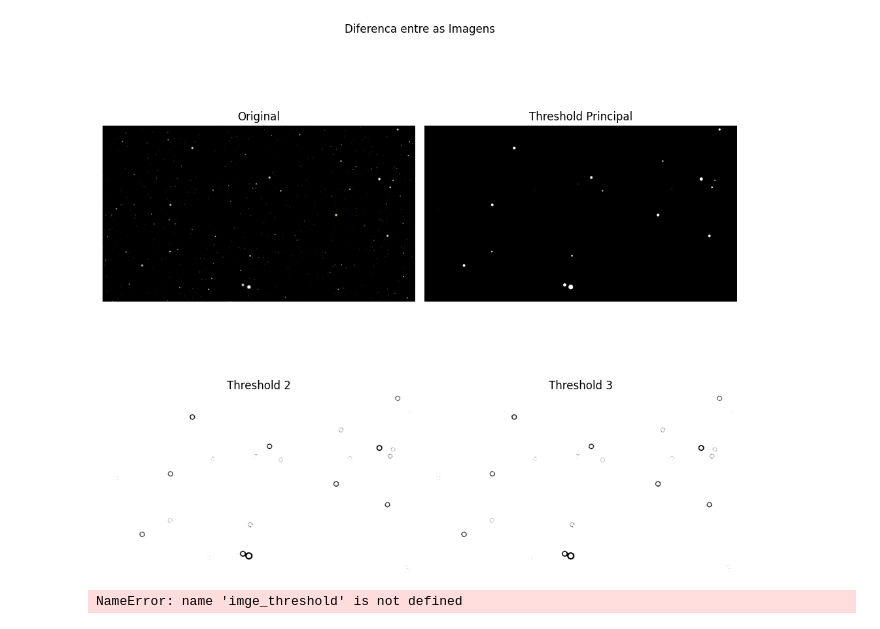
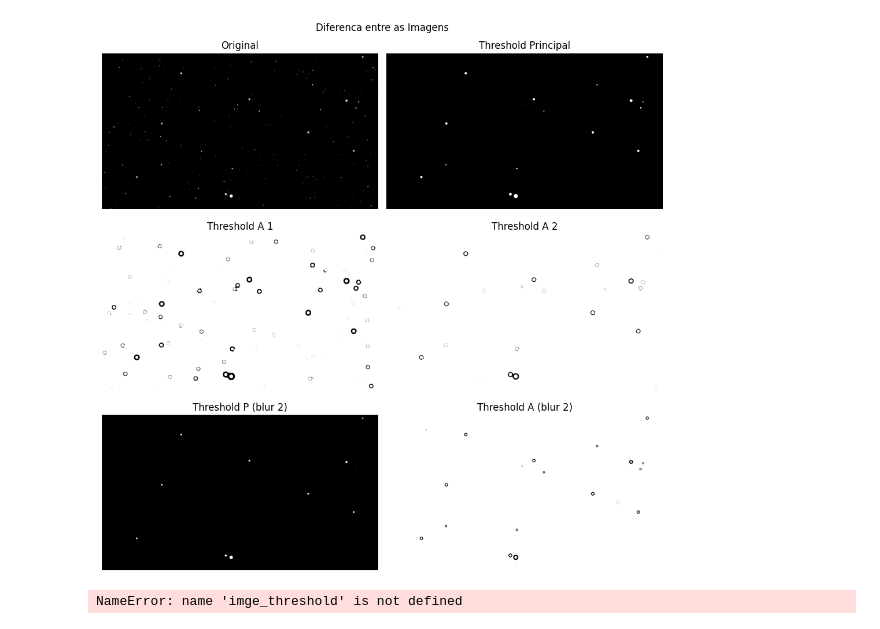
Before and after one commit to zenitheesc/constellation-identifier, a Jupyter notebook: src/pre-processamento.ipynb, the cells around one changed output. Cells and saved outputs as stored; diff of their text form; code cells hidden in the pictures.

Commit message:
adicionando novo tipo de filtro

```diff
--- a/src/pre-processamento.ipynb
+++ b/src/pre-processamento.ipynb
@@ -18,46 +18,60 @@ if image is None:
 
 # parametros para o pre processamento: (25, 11, 50, 2) | (5, 5, 60, 2) | (7, 9, 80, 2.5)
 
-size = 25 # tamanho da mascara do filtro gaussiano (impar)
+size_gau = 25 # tamanho da mascara do filtro gaussiano (impar)
 size_adp = 11 # tamanho do vizinhanca para determinar o valor limiar no threshold adaptativo (impar)
 valor_limiar = 50 # valor de limiar que sera usado para dividir os valores de intensidade dos pixels
 sens = 2 # sensildade do threshold adaptativo
 
 # trocando a escala da imagens de BGR para Gray
-img_grey = cv.cvtColor(image, cv.COLOR_BGR2GRAY)
+img_gray = cv.cvtColor(image, cv.COLOR_BGR2GRAY)
 
-# aplicacao de um filtro gaussiano para remocao de ruidos
-img_blur = cv.GaussianBlur(img_grey, (size,size), 0)
+# aplicacao de filtros para remocao de ruidos
+img_blur = cv.GaussianBlur(img_gray, (size_gau,size_gau), 0)
+
+size_med = 11 # tamanho da mascara do filtro de media(impar)
+img_blur2 = cv.medianBlur(img_gray, size_med)
 
 # aplicacao de diferente tipos de threshold
 retval, img_threshold = cv.threshold(img_blur, valor_limiar, 255, cv.THRESH_BINARY)
-img_t2 = cv.adaptiveThreshold(img_blur,255,cv.ADAPTIVE_THRESH_GAUSSIAN_C, cv.THRESH_BINARY, size_adp, sens)
+img_t2 = cv.adaptiveThreshold(img_blur,255,cv.ADAPTIVE_THRESH_MEAN_C,cv.THRESH_BINARY, size_adp, sens)
 img_t3 = cv.adaptiveThreshold(img_blur,255,cv.ADAPTIVE_THRESH_GAUSSIAN_C,cv.THRESH_BINARY, size_adp, sens)
 
+retval, img_t4 = cv.threshold(img_blur2, valor_limiar, 255, cv.THRESH_BINARY)
+img_t5 = cv.adaptiveThreshold(img_blur2,255,cv.ADAPTIVE_THRESH_GAUSSIAN_C,cv.THRESH_BINARY, size_adp, sens)
+
 # plotagem das imagens
-fig, axs = plt.subplots(2, 2, figsize=(10, 10))
+fig, axs = plt.subplots(3, 2, figsize=(10, 10))
 fig.suptitle('Diferenca entre as Imagens')
 
 axs[0, 0].imshow(image)
 axs[0, 0].set_title('Original')
 axs[0, 0].axis('off')
 
 axs[0, 1].imshow(img_threshold, cmap='gray')
 axs[0, 1].set_title('Threshold Principal')
 axs[0, 1].axis('off')
 
 axs[1, 0].imshow(img_t2, cmap='gray')
-axs[1, 0].set_title('Threshold 2')
+axs[1, 0].set_title('Threshold A 1')
 axs[1, 0].axis('off')
 
 axs[1, 1].imshow(img_t3, cmap='gray')
-axs[1, 1].set_title('Threshold 3')
+axs[1, 1].set_title('Threshold A 2')
 axs[1, 1].axis('off')
+
+axs[2, 0].imshow(img_t4, cmap='gray')
+axs[2, 0].set_title('Threshold P (blur 2)')
+axs[2, 0].axis('off')
+
+axs[2, 1].imshow(img_t5, cmap='gray')
+axs[2, 1].set_title('Threshold A (blur 2)')
+axs[2, 1].axis('off')
 
 plt.tight_layout()
 plt.show()
 # %% [output]
-[figure, old version]
+[figure, new version]
 # %%
 circles = cv.HoughCircles(img_threshold, cv.HOUGH_GRADIENT, 1, 50, 50, 30, 10, 30) # Cria círculos em torno das estrelas
 
```
